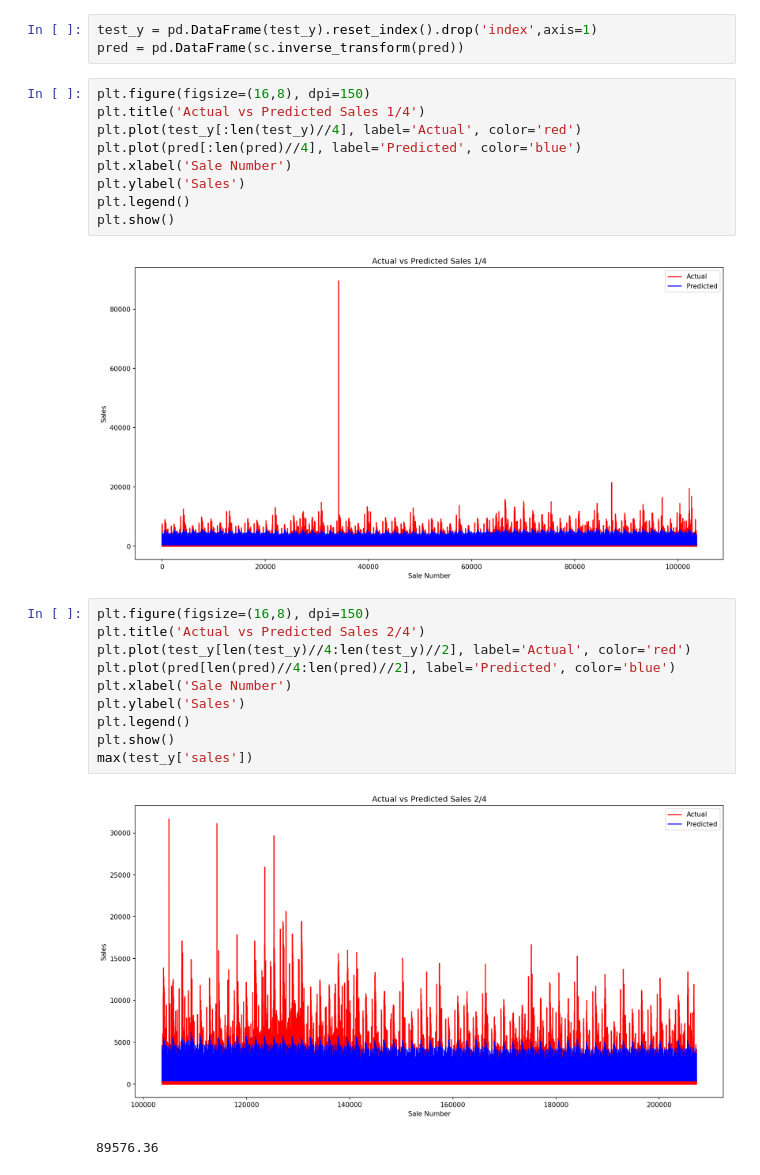
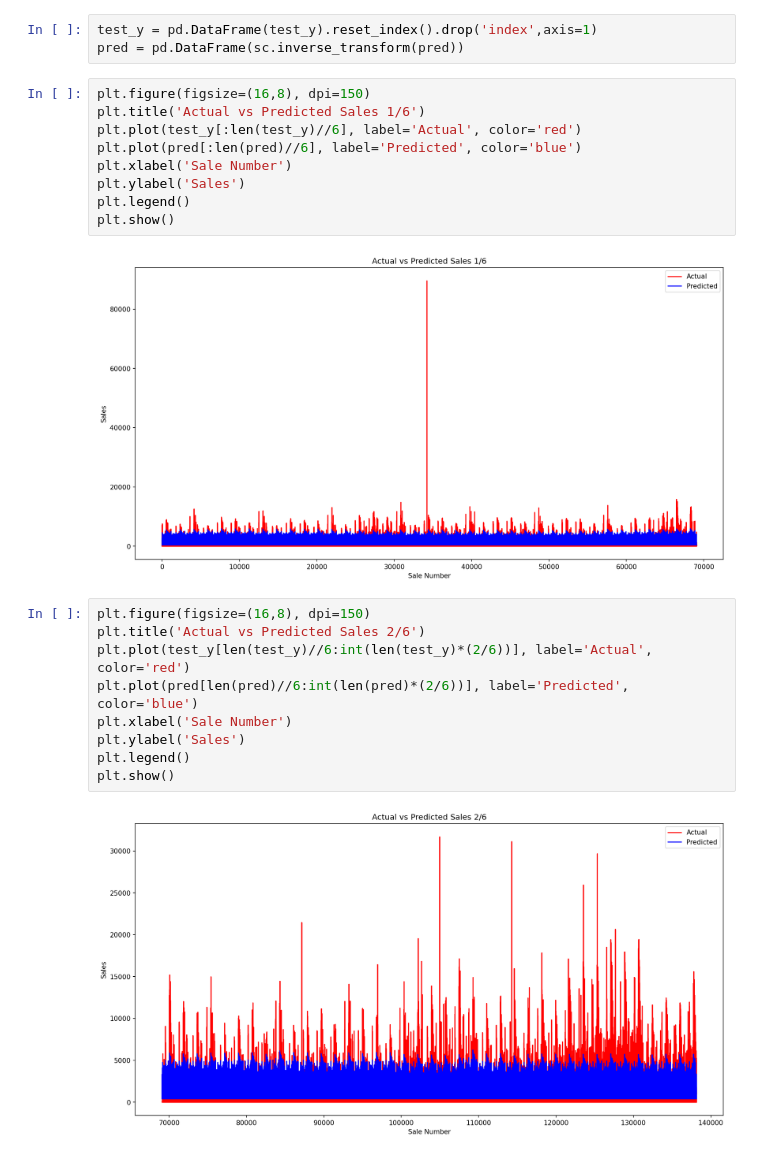
Before and after one commit to DylanDBurke26/CSE404-Group11, a Jupyter notebook: Dylan_Linear_Reg.ipynb, the cells around one changed output. Saved outputs shown, nothing was run; the diff lists cells and outputs as text.

```diff
--- a/Dylan_Linear_Reg.ipynb
+++ b/Dylan_Linear_Reg.ipynb
@@ -151,25 +129,23 @@ test_y = pd.DataFrame(test_y).reset_index().drop('index',axis=1)
 pred = pd.DataFrame(sc.inverse_transform(pred))
 # %%
 plt.figure(figsize=(16,8), dpi=150)
-plt.title('Actual vs Predicted Sales 1/4')
-plt.plot(test_y[:len(test_y)//4], label='Actual', color='red')
-plt.plot(pred[:len(pred)//4], label='Predicted', color='blue')
+plt.title('Actual vs Predicted Sales 1/6')
+plt.plot(test_y[:len(test_y)//6], label='Actual', color='red')
+plt.plot(pred[:len(pred)//6], label='Predicted', color='blue')
 plt.xlabel('Sale Number')
 plt.ylabel('Sales')
 plt.legend()
 plt.show()
 # %% [output]
-[figure, old version]
+[figure, new version]
 # %%
 plt.figure(figsize=(16,8), dpi=150)
-plt.title('Actual vs Predicted Sales 2/4')
-plt.plot(test_y[len(test_y)//4:len(test_y)//2], label='Actual', color='red')
-plt.plot(pred[len(pred)//4:len(pred)//2], label='Predicted', color='blue')
+plt.title('Actual vs Predicted Sales 2/6')
+plt.plot(test_y[len(test_y)//6:int(len(test_y)*(2/6))], label='Actual', color='red')
+plt.plot(pred[len(pred)//6:int(len(pred)*(2/6))], label='Predicted', color='blue')
 plt.xlabel('Sale Number')
 plt.ylabel('Sales')
 plt.legend()
 plt.show()
-max(test_y['sales'])
 # %% [output]
-[figure, old version]
+[figure, new version]
-89576.36
```
Also changed, not shown: parts of 12 cells of this notebook, 1 other file.
